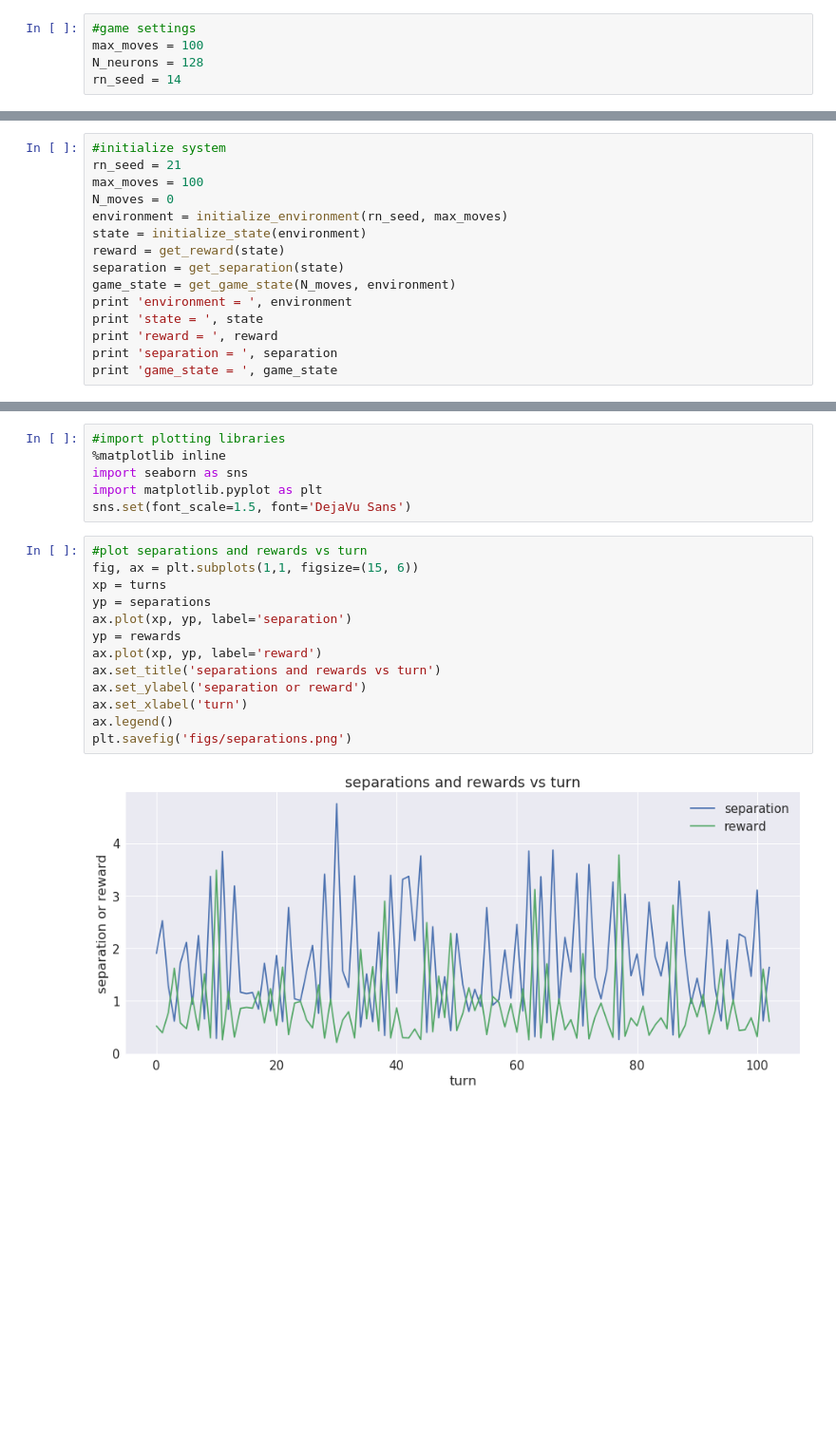
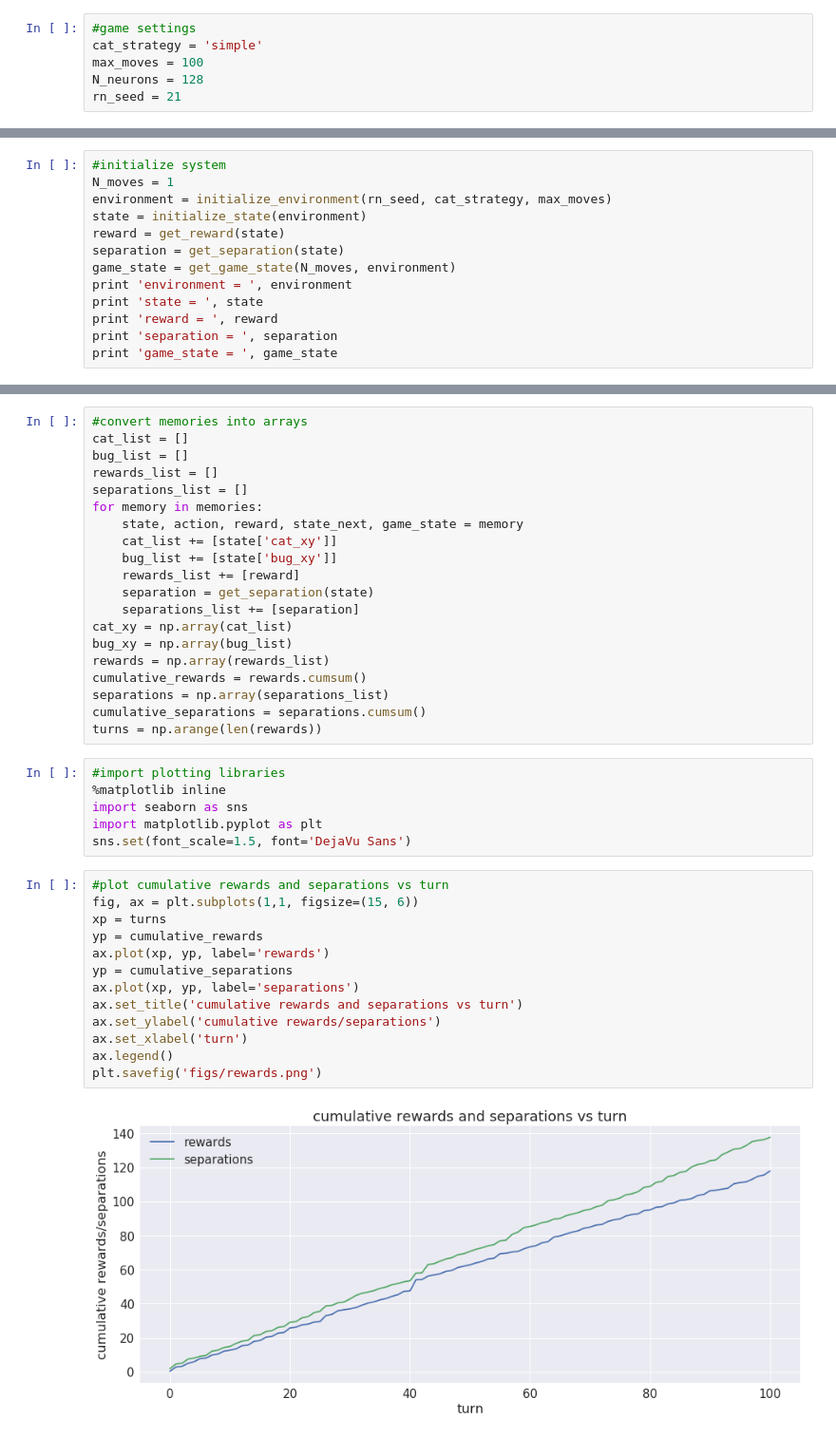
Before and after one commit to joehahn/dl, a Jupyter notebook: hopper/hopper.ipynb, the cells around one changed output, grey strips where cells are left out. Shown at 95% size. Drawn from its saved outputs; the diff is of its cells as text; blank space fills up the shorter version.

```diff
--- a/hopper/hopper.ipynb
+++ b/hopper/hopper.ipynb
@@ -8,9 +8,10 @@
 #hopper uses Q-learning to teach a neural net AI to...
 # %%
 #game settings
+cat_strategy = 'simple'
 max_moves = 100
 N_neurons = 128
-rn_seed = 14
+rn_seed = 21
 # %%
 #import the hopper game
 from hopper import *
@@ -23,9 +18,7 @@ from hopper import *
 # %%
 #initialize system
-rn_seed = 21
-max_moves = 100
-N_moves = 0
-environment = initialize_environment(rn_seed, max_moves)
+N_moves = 1
+environment = initialize_environment(rn_seed, cat_strategy, max_moves)
 state = initialize_state(environment)
 reward = get_reward(state)
 separation = get_separation(state)
@@ -76,3 +50,23 @@ total_separations =  180.359406396
+# %%
+#convert memories into arrays
+cat_list = []
+bug_list = []
+rewards_list = []
+separations_list = []
+for memory in memories:
+    state, action, reward, state_next, game_state = memory
+    cat_list += [state['cat_xy']]
+    bug_list += [state['bug_xy']]
+    rewards_list += [reward]
+    separation = get_separation(state)
+    separations_list += [separation]
+cat_xy = np.array(cat_list)
+bug_xy = np.array(bug_list)
+rewards = np.array(rewards_list)
+cumulative_rewards = rewards.cumsum()
+separations = np.array(separations_list)
+cumulative_separations = separations.cumsum()
+turns = np.arange(len(rewards))
 # %%
 #import plotting libraries
 %matplotlib inline
@@ -80,20 +74,20 @@ import seaborn as sns
 import matplotlib.pyplot as plt
 sns.set(font_scale=1.5, font='DejaVu Sans')
 # %%
-#plot separations and rewards vs turn
+#plot cumulative rewards and separations vs turn
 fig, ax = plt.subplots(1,1, figsize=(15, 6))
 xp = turns
-yp = separations
-ax.plot(xp, yp, label='separation')
-yp = rewards
-ax.plot(xp, yp, label='reward')
-ax.set_title('separations and rewards vs turn')
-ax.set_ylabel('separation or reward')
+yp = cumulative_rewards
+ax.plot(xp, yp, label='rewards')
+yp = cumulative_separations
+ax.plot(xp, yp, label='separations')
+ax.set_title('cumulative rewards and separations vs turn')
+ax.set_ylabel('cumulative rewards/separations')
 ax.set_xlabel('turn')
 ax.legend()
-plt.savefig('figs/separations.png')
+plt.savefig('figs/rewards.png')
 # %% [output]
-[figure, old version]
+[figure, new version]
 # %%
 #plot separations and rewards vs turn
 fig, ax = plt.subplots(1,1, figsize=(8, 8))
```
Also changed, not shown: parts of 9 cells of this notebook, 4 other files.
